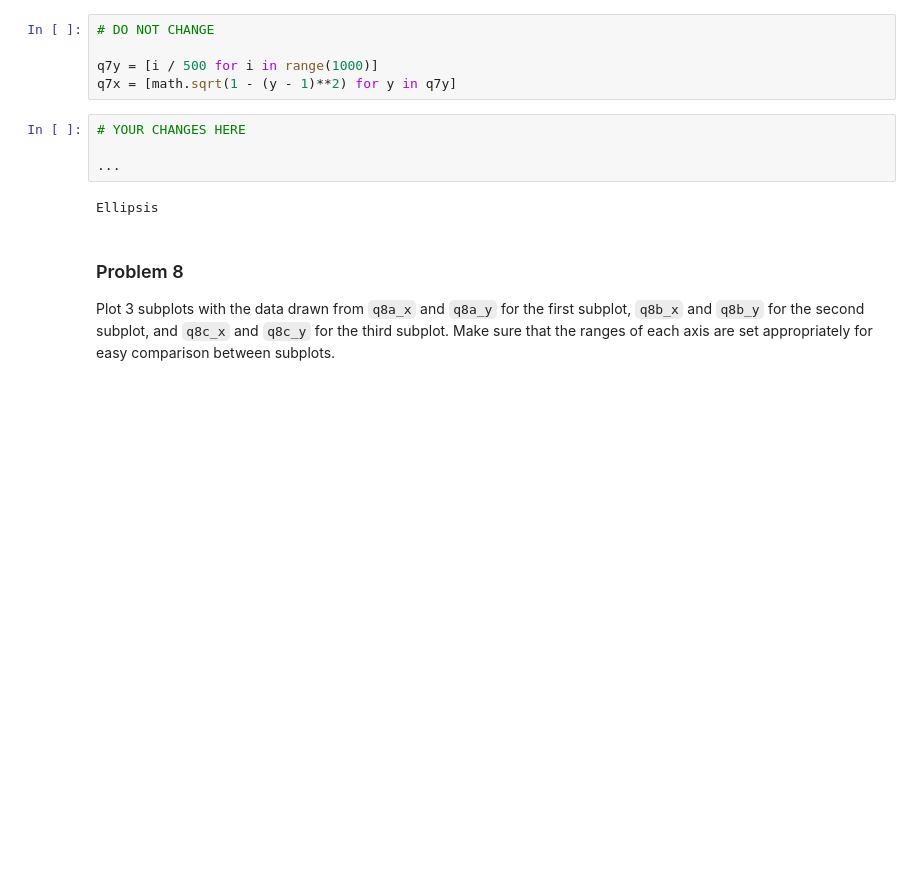
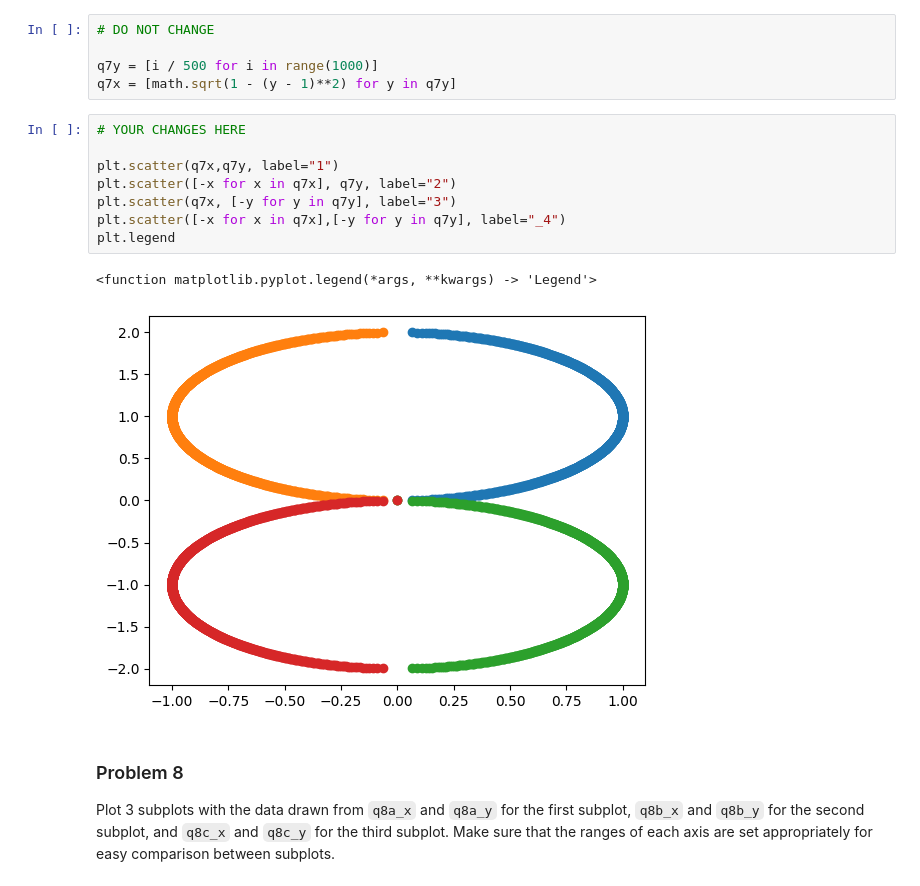
Before and after one commit to TcheungBU/dx602-homework-05, a Jupyter notebook: homework.ipynb, the cells around one changed output. Cells and saved outputs as stored; diff of their text form; blank space fills up the shorter version.

```diff
--- a/homework.ipynb
+++ b/homework.ipynb
@@ -187,12 +191,17 @@ Make a scatter plot of the x and y values in `q7x` and `q7y` repeated four diffe
 
 q7y = [i / 500 for i in range(1000)]
 q7x = [math.sqrt(1 - (y - 1)**2) for y in q7y]
-# %%
-# YOUR CHANGES HERE
-
-...
-# %% [output]
-Ellipsis
+# %%
+# YOUR CHANGES HERE
+
+plt.scatter(q7x,q7y, label="1")
+plt.scatter([-x for x in q7x], q7y, label="2")
+plt.scatter(q7x, [-y for y in q7y], label="3")
+plt.scatter([-x for x in q7x],[-y for y in q7y], label="_4")
+plt.legend
+# %% [output]
+<function matplotlib.pyplot.legend(*args, **kwargs) -> 'Legend'>
+[figure, added]
 # %% [markdown]
 ### Problem 8
 
```
Also changed, not shown: parts of 23 cells of this notebook, 1 other file.
